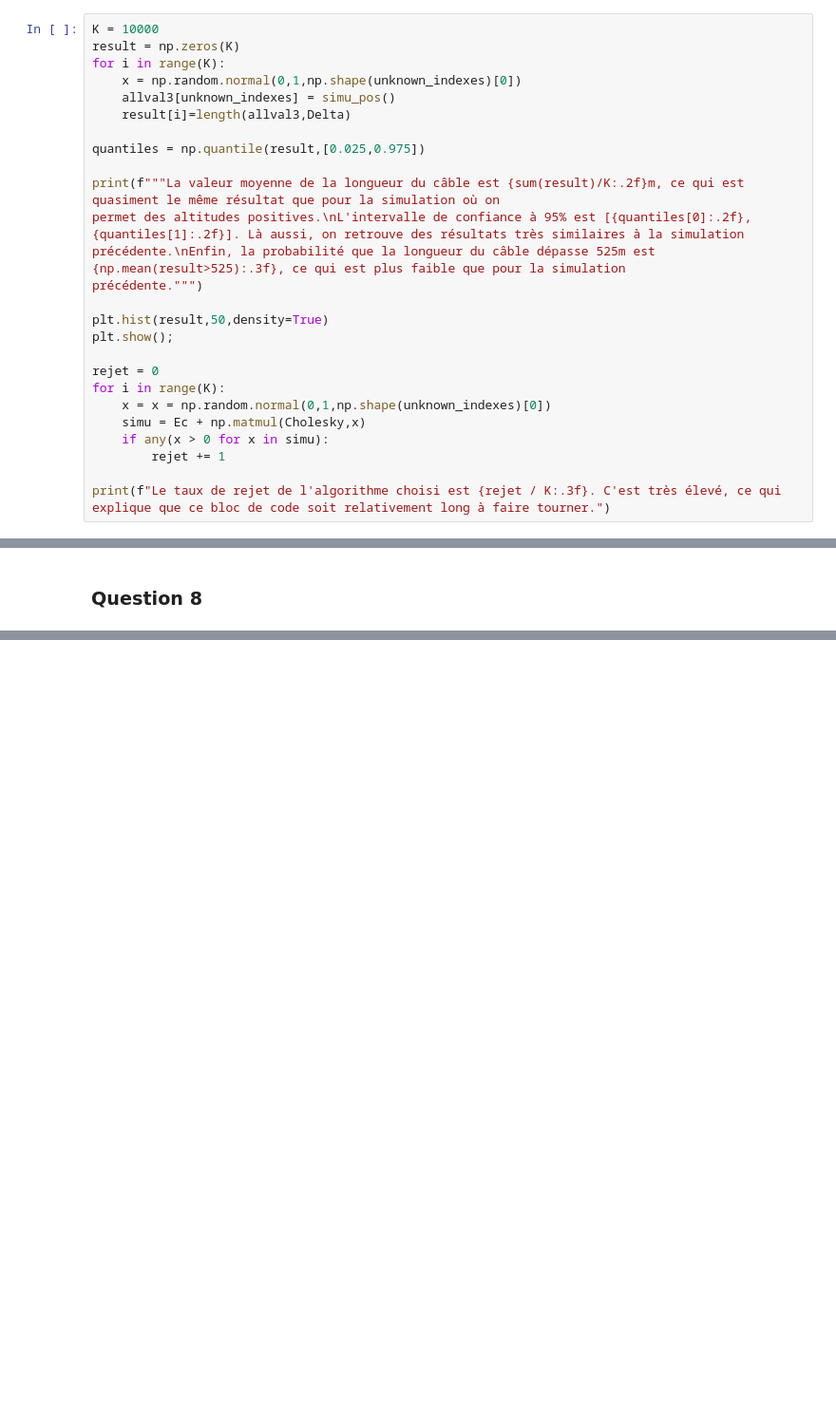
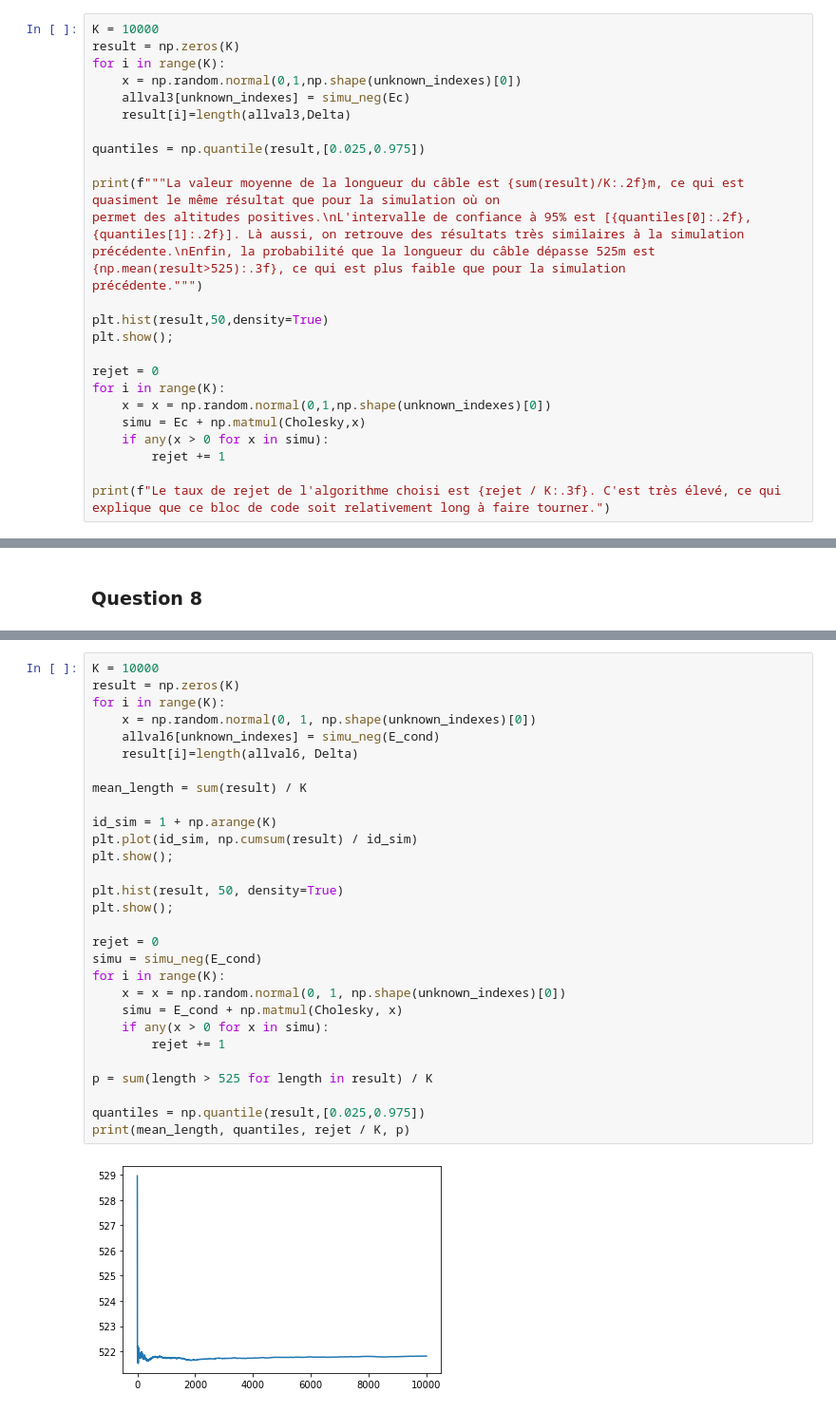
Before and after one commit to MaximeSTUDTER/projet_numerique_probas, a Jupyter notebook: Rendu-probas.ipynb, the cells around one changed output, grey strips where cells are left out. Shown at 95% size. Cells and saved outputs as stored; diff of their text form; blank space fills up the shorter version.

```diff
--- a/Rendu-probas.ipynb
+++ b/Rendu-probas.ipynb
@@ -86,7 +86,7 @@ K = 10000
 result = np.zeros(K)
 for i in range(K):
     x = np.random.normal(0,1,np.shape(unknown_indexes)[0])
-    allval3[unknown_indexes] = simu_pos()
+    allval3[unknown_indexes] = simu_neg(Ec)
     result[i]=length(allval3,Delta)
 
 quantiles = np.quantile(result,[0.025,0.975])
@@ -228,0 +249,31 @@ def negative_mu():
+# %%
+K = 10000
+result = np.zeros(K)
+for i in range(K):
+    x = np.random.normal(0, 1, np.shape(unknown_indexes)[0])
+    allval6[unknown_indexes] = simu_neg(E_cond)
+    result[i]=length(allval6, Delta)
+
+mean_length = sum(result) / K
+
+id_sim = 1 + np.arange(K)
+plt.plot(id_sim, np.cumsum(result) / id_sim)
+plt.show();
+
+plt.hist(result, 50, density=True)
+plt.show();
+
+rejet = 0
+simu = simu_neg(E_cond)
+for i in range(K):
+    x = x = np.random.normal(0, 1, np.shape(unknown_indexes)[0])
+    simu = E_cond + np.matmul(Cholesky, x)
+    if any(x > 0 for x in simu):
+        rejet += 1
+
+p = sum(length > 525 for length in result) / K
+
+quantiles = np.quantile(result,[0.025,0.975])
+print(mean_length, quantiles, rejet / K, p)
+# %% [output]
+[figure, added]
```
Also changed, not shown: parts of 8 cells of this notebook.
